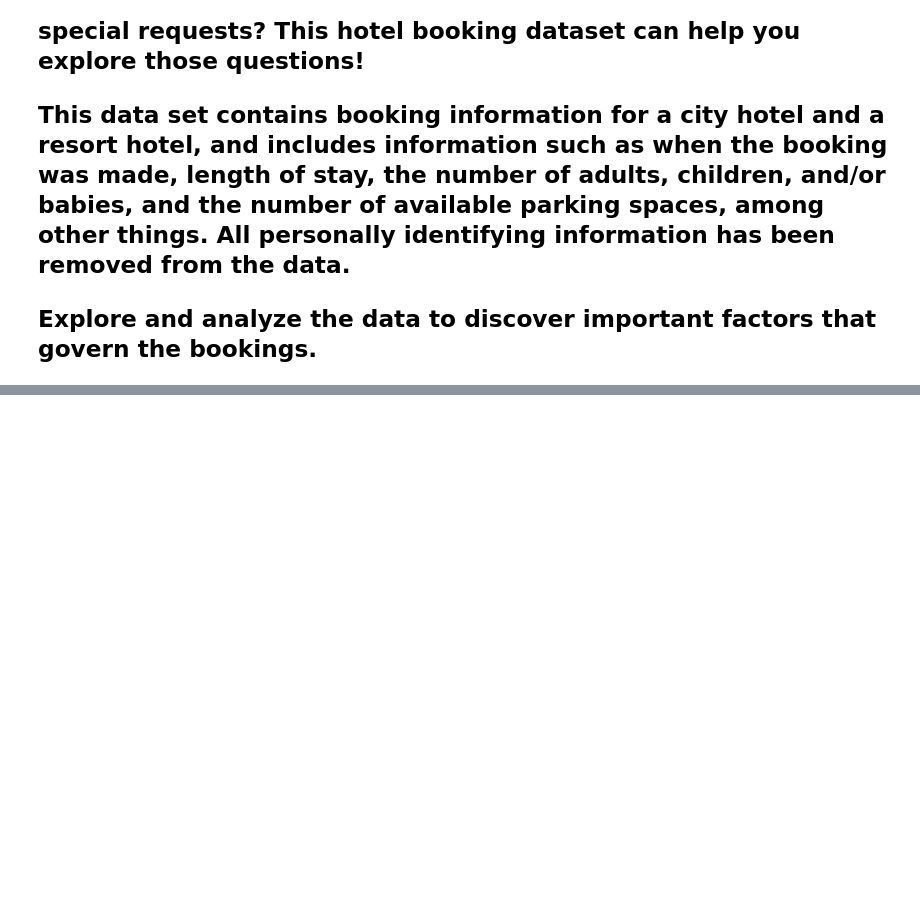
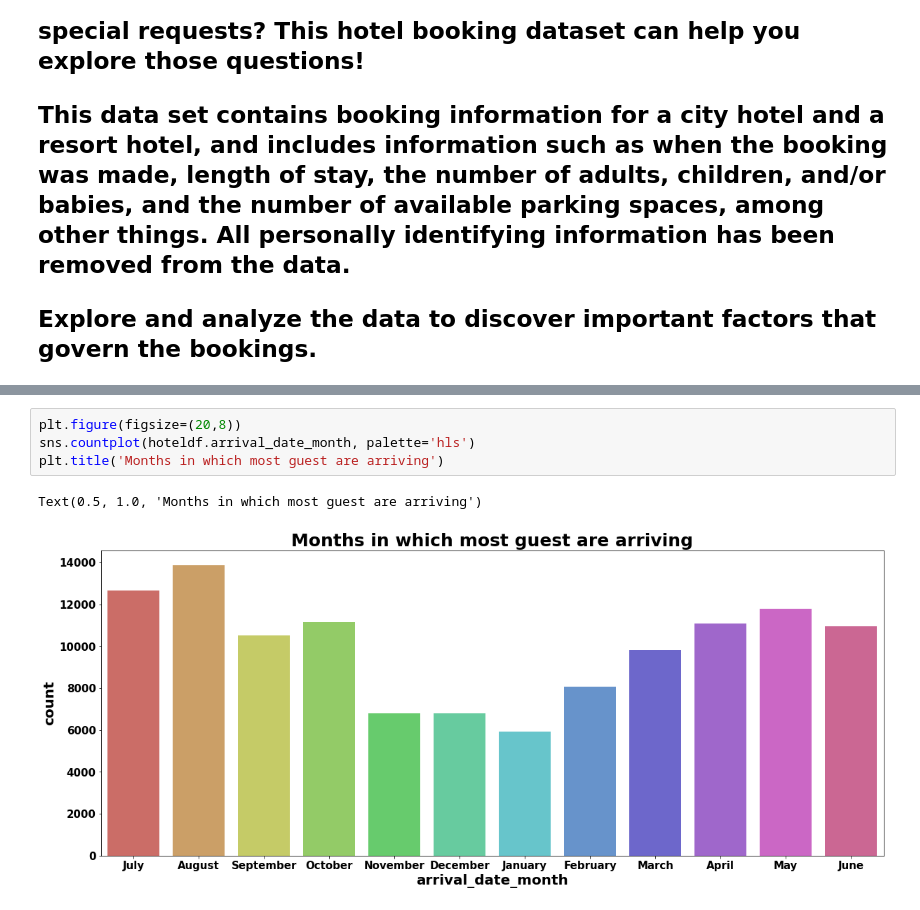
Before and after one commit to priyabodke41/Hotel-booking-analysis, a Jupyter notebook: Hotel_Booking_Analysis_Capstone_Project.ipynb, the cells around one changed output, grey strips where cells are left out. Saved outputs shown, nothing was run; the diff lists cells and outputs as text; blank space fills up the shorter version.

```diff
--- a/Hotel_Booking_Analysis_Capstone_Project.ipynb
+++ b/Hotel_Booking_Analysis_Capstone_Project.ipynb
@@ -8,0 +238,7 @@
+# %%
+plt.figure(figsize=(20,8))
+sns.countplot(hoteldf.arrival_date_month, palette='hls')
+plt.title('Months in which most guest are arriving')
+# %% [output]
+Text(0.5, 1.0, 'Months in which most guest are arriving')
+[figure, added]
```
Also changed, not shown: parts of 24 cells of this notebook.
